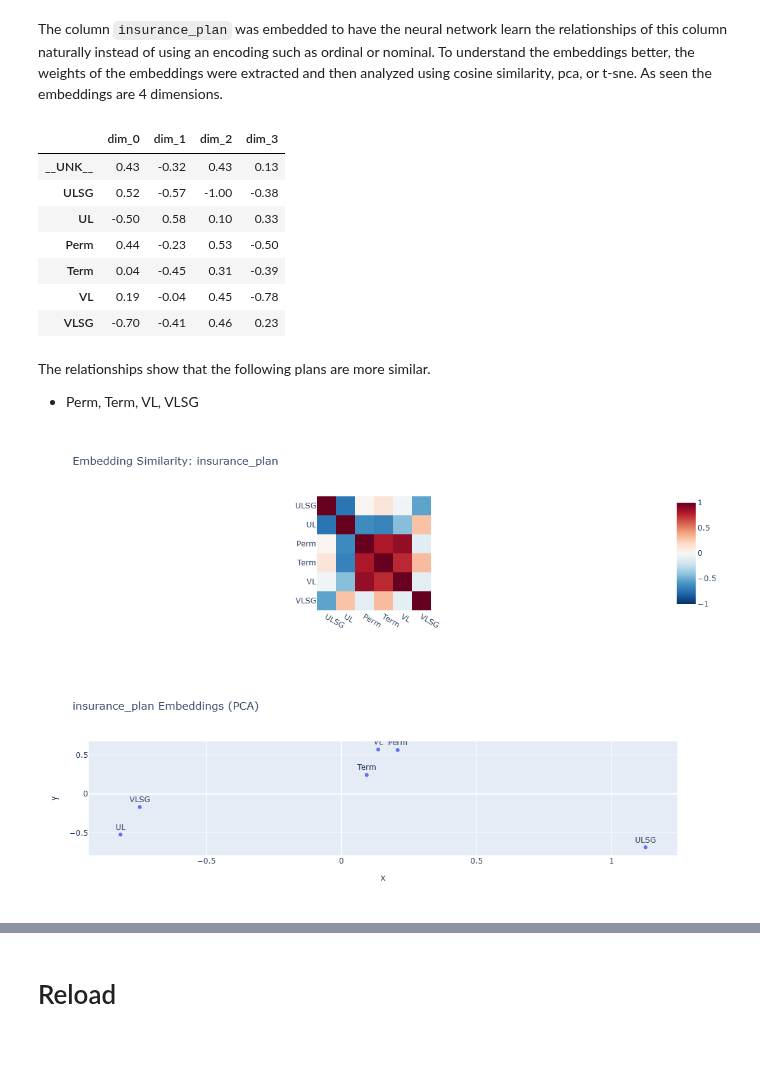
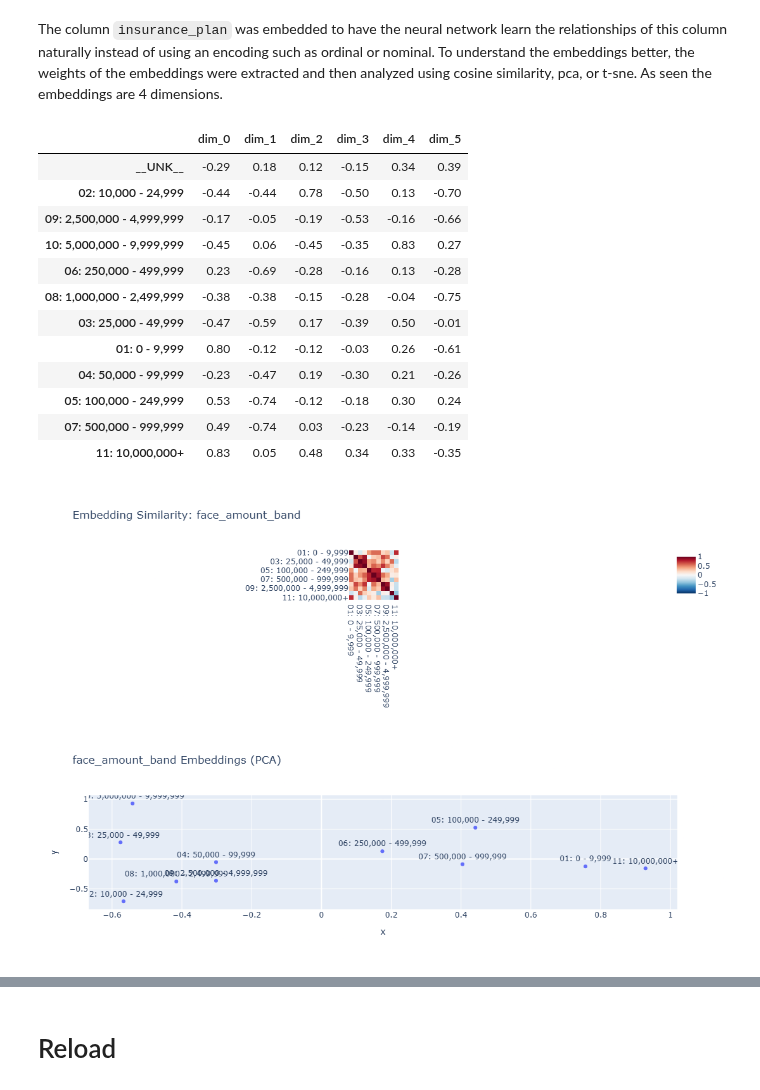
Before and after one commit to jkoestner/morai, a Jupyter notebook: notebooks/06.3.neural.ipynb, the cells around one changed output, grey strips where cells are left out. Cells and saved outputs as stored; diff of their text form; code cells hidden in the pictures; blank space fills up the shorter version.

```diff
--- a/notebooks/06.3.neural.ipynb
+++ b/notebooks/06.3.neural.ipynb
@@ -134,8 +134,8 @@ feature_dict = {
     "target": ["qx_raw"],
     "weight": ["amount_exposed"],
     "passthrough": [
-        "insurance_plan",
         "duration",
+        "face_amount_band",
     ],
     "ordinal": [
         "sex",
@@ -144,8 +144,8 @@ feature_dict = {
     ],
     "nominal": [],
     "ohe": [
-        "binned_face",
         "class_enh",
+        "insurance_plan",
     ],
     "spline": {
         "attained_age": {"n_knots": 8, "degree": 3, "knots": "quantile"},
@@ -213,7 +213,7 @@ The model is set up with the following. It was chosen to use a wide and deep pat
 model = neural.Neural(
     task="poisson",
     embedding_cols=[
-        "insurance_plan",
+        "face_amount_band",
     ],
 )
 # %% [output]
@@ -439,27 +433,29 @@ shap.dependence_plot(
 # %% [markdown]
 The column `insurance_plan` was embedded to have the neural network learn the relationships of this column naturally instead of using an encoding such as ordinal or nominal. To understand the embeddings better, the weights of the embeddings were extracted and then analyzed using cosine similarity, pca, or t-sne. As seen the embeddings are 4 dimensions.
 # %%
-model.embedding_get_weights("insurance_plan")
+model.embedding_get_weights("face_amount_band")
 # %% [output]
-|  | dim_0 | dim_1 | dim_2 | dim_3 |
-| __UNK__ | 0.43 | -0.32 | 0.43 | 0.13 |
-| ULSG | 0.52 | -0.57 | -1.00 | -0.38 |
-| UL | -0.50 | 0.58 | 0.10 | 0.33 |
-| Perm | 0.44 | -0.23 | 0.53 | -0.50 |
-| Term | 0.04 | -0.45 | 0.31 | -0.39 |
-| VL | 0.19 | -0.04 | 0.45 | -0.78 |
-| VLSG | -0.70 | -0.41 | 0.46 | 0.23 |
+|  | dim_0 | dim_1 | dim_2 | dim_3 | dim_4 | dim_5 |
+| __UNK__ | -0.29 | 0.18 | 0.12 | -0.15 | 0.34 | 0.39 |
+| 02: 10,000 - 24,999 | -0.44 | -0.44 | 0.78 | -0.50 | 0.13 | -0.70 |
+| 09: 2,500,000 - 4,999,999 | -0.17 | -0.05 | -0.19 | -0.53 | -0.16 | -0.66 |
+| 10: 5,000,000 - 9,999,999 | -0.45 | 0.06 | -0.45 | -0.35 | 0.83 | 0.27 |
+| 06: 250,000 - 499,999 | 0.23 | -0.69 | -0.28 | -0.16 | 0.13 | -0.28 |
+| 08: 1,000,000 - 2,499,999 | -0.38 | -0.38 | -0.15 | -0.28 | -0.04 | -0.75 |
+| 03: 25,000 - 49,999 | -0.47 | -0.59 | 0.17 | -0.39 | 0.50 | -0.01 |
+| 01: 0 - 9,999 | 0.80 | -0.12 | -0.12 | -0.03 | 0.26 | -0.61 |
+| 04: 50,000 - 99,999 | -0.23 | -0.47 | 0.19 | -0.30 | 0.21 | -0.26 |
+| 05: 100,000 - 249,999 | 0.53 | -0.74 | -0.12 | -0.18 | 0.30 | 0.24 |
+| 07: 500,000 - 999,999 | 0.49 | -0.74 | 0.03 | -0.23 | -0.14 | -0.19 |
+| 11: 10,000,000+ | 0.83 | 0.05 | 0.48 | 0.34 | 0.33 | -0.35 |
-# %% [markdown]
-The relationships show that the following plans are more similar.
-- Perm, Term, VL, VLSG
 # %%
-model.embedding_plot_similarity("insurance_plan")
+model.embedding_plot_similarity("face_amount_band")
 # %% [output]
-[figure, old version]
+[figure, new version]
 # %%
-model.embedding_plot_2d("insurance_plan", method="pca")
+model.embedding_plot_2d("face_amount_band", method="pca")
 # %% [output]
-[figure, old version]
+[figure, new version]
 # %%
 charters.pdp(
     model=model,
```
Also changed, not shown: parts of 19 cells of this notebook.
